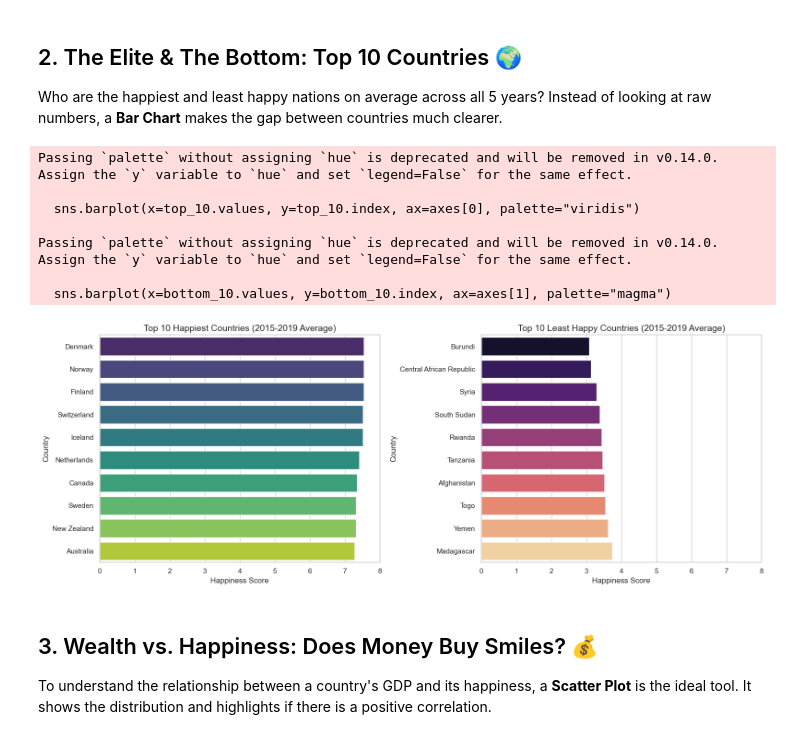
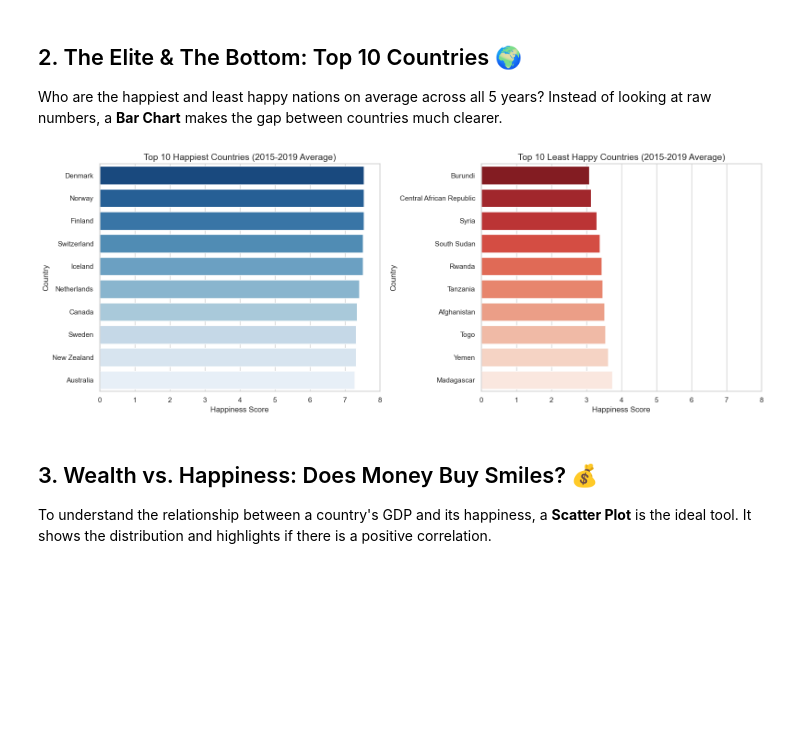
Before and after one commit to felpmrts/world-happines-analysys, a Jupyter notebook: notebooks/world_happiness_analysis_v2.ipynb, the cells around one changed output. Cells and saved outputs as stored; diff of their text form; code cells hidden in the pictures; blank space fills up the shorter version.

```diff
--- a/notebooks/world_happiness_analysis_v2.ipynb
+++ b/notebooks/world_happiness_analysis_v2.ipynb
@@ -39,35 +39,28 @@ Who are the happiest and least happy nations on average across all 5 years? Inst
 # %%
 # Calculate the 5-year average for each country
 average_happiness = df_copy.groupby('Country')['Happiness Score'].mean().sort_values(ascending=False)
 
 top_10 = average_happiness.head(10)
 bottom_10 = average_happiness.tail(10).sort_values(ascending=True)
 
 fig, axes = plt.subplots(1, 2, figsize=(16, 6))
 
-# Top 10 Chart
-sns.barplot(x=top_10.values, y=top_10.index, ax=axes[0], palette="viridis")
+# Top 10 Chart - Azul didático para países felizes
+sns.barplot(x=top_10.values, y=top_10.index, ax=axes[0], hue=top_10.index, palette="Blues_r", legend=False)
 axes[0].set_title('Top 10 Happiest Countries (2015-2019 Average)', fontsize=14)
 axes[0].set_xlabel('Happiness Score')
 axes[0].set_xlim(0, 8)
 
-# Bottom 10 Chart
-sns.barplot(x=bottom_10.values, y=bottom_10.index, ax=axes[1], palette="magma")
+# Bottom 10 Chart - Vermelho/Rosa didático para países menos felizes
+sns.barplot(x=bottom_10.values, y=bottom_10.index, ax=axes[1], hue=bottom_10.index, palette="Reds_r", legend=False)
 axes[1].set_title('Top 10 Least Happy Countries (2015-2019 Average)', fontsize=14)
 axes[1].set_xlabel('Happiness Score')
 axes[1].set_xlim(0, 8)
 
 plt.tight_layout()
 plt.show()
 # %% [output]
-Passing `palette` without assigning `hue` is deprecated and will be removed in v0.14.0. Assign the `y` variable to `hue` and set `legend=False` for the same effect.
-
-  sns.barplot(x=top_10.values, y=top_10.index, ax=axes[0], palette="viridis")
-
-Passing `palette` without assigning `hue` is deprecated and will be removed in v0.14.0. Assign the `y` variable to `hue` and set `legend=False` for the same effect.
-
-  sns.barplot(x=bottom_10.values, y=bottom_10.index, ax=axes[1], palette="magma")
-[figure, old version]
+[figure, new version]
 # %% [markdown]
 ## 3. Wealth vs. Happiness: Does Money Buy Smiles? 💰
 To understand the relationship between a country's GDP and its happiness, a **Scatter Plot** is the ideal tool. It shows the distribution and highlights if there is a positive correlation.
```
Also changed, not shown: 6 other files.
